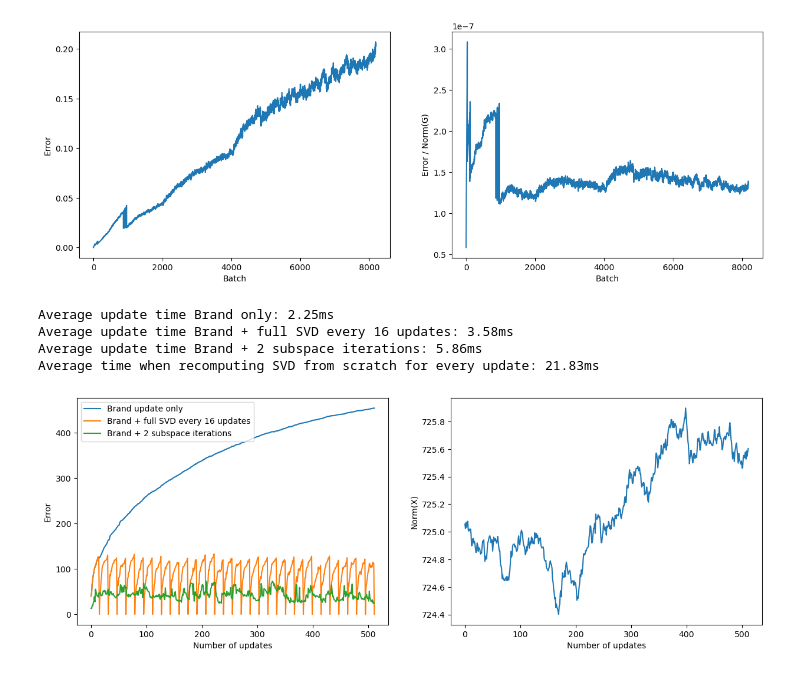
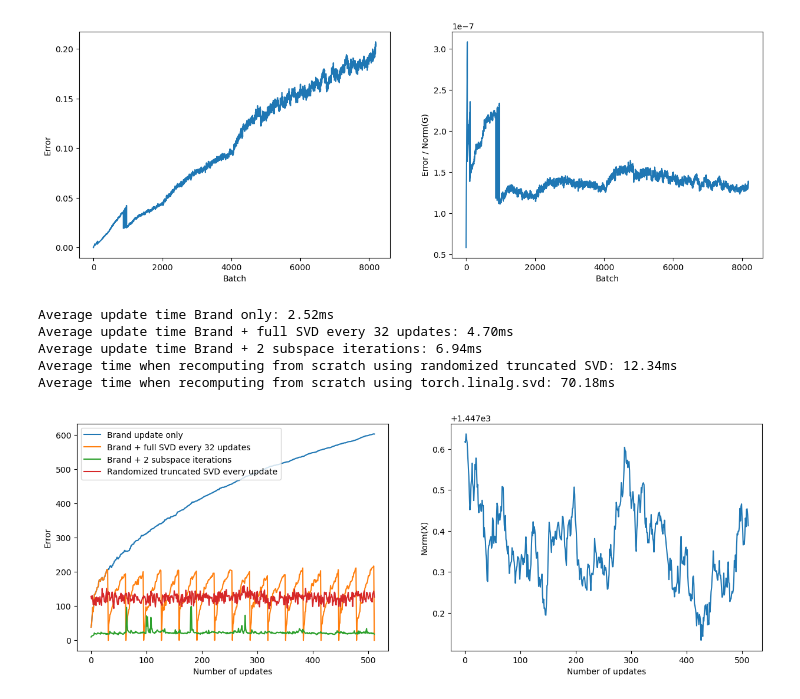
Before and after one commit to wagnermoritz/MatrixTools, a Jupyter notebook: test.ipynb, the cells around one changed output. Saved outputs shown, nothing was run; the diff lists cells and outputs as text; code cells hidden in the pictures.

Commit message:
add randomized truncated SVD option

```diff
--- a/test.ipynb
+++ b/test.ipynb
@@ -43,13 +43,15 @@ plt.show()
 # accuracy of the SVD updater when randomly replacing rows and columns
 
 updates = 512
-m, n = 512, 1024
+m, n = 1024, 2048
 rank = 64
-oversample = 4
-recomp_interval = 16
+oversample = 16
+recomp_interval = 32
 # subspace iteration parameters
 subspace_iters = 2
 use_expanded_subspace = True
+# randomized truncated SVD parameters
+rand_trunk_svd_iters = 20
 
 # data generation
 X = torch.randn(m, n, device=device)
@@ -61,12 +63,8 @@ col_indices = torch.randint(0, n, (updates // 2,)).tolist()
 svd_updater1 = Rank1UpdatableTopkSVD(X.clone(), k=rank, oversample=oversample, subspace_iters=0, recompute_every=0)
 svd_updater2 = Rank1UpdatableTopkSVD(X.clone(), k=rank, oversample=oversample, subspace_iters=0, recompute_every=recomp_interval)
 svd_updater3 = Rank1UpdatableTopkSVD(X.clone(), k=rank, oversample=oversample, subspace_iters=subspace_iters, use_expanded_subspace=use_expanded_subspace, recompute_every=0)
-svd_updater4 = Rank1UpdatableTopkSVD(X.clone(), k=rank, oversample=oversample, recompute_every=1)
-errors1 = []
-errors2 = []
-errors3 = []
-errors4 = []
-X_norms = []
+svd_updater4 = Rank1UpdatableTopkSVD(X.clone(), k=rank, oversample=oversample, recompute_every=1, use_rand_trunk_svd=True, rand_trunk_svd_iters=rand_trunk_svd_iters)
+svd_updater5 = Rank1UpdatableTopkSVD(X.clone(), k=rank, oversample=oversample, recompute_every=1)
 
 def test_updater(svd_updater, row_indices, col_indices, row_updates, col_updates,
                  compute_errors=True, compute_X_norms=True):
@@ -84,38 +82,41 @@ def test_updater(svd_updater, row_indices, col_indices, row_updates, col_updates
             U, S, Vh = torch.linalg.svd(svd_updater.X, full_matrices=False)
             U = U[:, :rank]
             S = S[:rank]
             Vh = Vh[:rank, :]
             X_rec = U @ torch.diag(S) @ Vh
             errors.append(torch.norm(svd_updater.reconstruct() - X_rec).item())
         if compute_X_norms:
             X_norms.append(torch.norm(svd_updater.X).item())
     return update_time, errors, X_norms
 
 update_time1, errors1, X_norms = test_updater(svd_updater1, row_indices, col_indices, row_updates, col_updates)
 update_time2, errors2, _ = test_updater(svd_updater2, row_indices, col_indices, row_updates, col_updates, compute_X_norms=False)
 update_time3, errors3, _ = test_updater(svd_updater3, row_indices, col_indices, row_updates, col_updates, compute_X_norms=False)
-update_time4, _, _ = test_updater(svd_updater4, row_indices, col_indices, row_updates, col_updates, compute_X_norms=False, compute_errors=False)
-
+update_time4, errors4, _ = test_updater(svd_updater4, row_indices, col_indices, row_updates, col_updates, compute_X_norms=False)
+update_time5, _, _ = test_updater(svd_updater5, row_indices, col_indices, row_updates, col_updates, compute_X_norms=False, compute_errors=False)
 
 print(f"Average update time Brand only: {update_time1 / updates * 1000:.2f}ms")
 print(f"Average update time Brand + full SVD every {recomp_interval} updates: {update_time2 / updates * 1000:.2f}ms")
 print(f"Average update time Brand + {subspace_iters} subspace iterations: {update_time3 / updates * 1000:.2f}ms")
-print(f"Average time when recomputing SVD from scratch for every update: {update_time4 / updates * 1000:.2f}ms")
+print(f"Average time when recomputing from scratch using randomized truncated SVD: {update_time4 / updates * 1000:.2f}ms")
+print(f"Average time when recomputing from scratch using torch.linalg.svd: {update_time5 / updates * 1000:.2f}ms")
 
 fig, axs = plt.subplots(1, 2, figsize=(15, 5))
 axs[0].plot(errors1, label="Brand update only")
 axs[0].plot(errors2, label=f"Brand + full SVD every {recomp_interval} updates")
 axs[0].plot(errors3, label=f"Brand + {subspace_iters} subspace iterations")
+axs[0].plot(errors4, label="Randomized truncated SVD every update")
 axs[0].legend(loc="upper left")
 axs[0].set_xlabel("Number of updates")
 axs[0].set_ylabel("Error")
 axs[1].plot(X_norms)
 axs[1].set_xlabel("Number of updates")
 axs[1].set_ylabel("Norm(X)")
 plt.show()
 # %% [output]
-Average update time Brand only: 2.25ms
-Average update time Brand + full SVD every 16 updates: 3.58ms
-Average update time Brand + 2 subspace iterations: 5.86ms
-Average time when recomputing SVD from scratch for every update: 21.83ms
+Average update time Brand only: 2.52ms
+Average update time Brand + full SVD every 32 updates: 4.70ms
+Average update time Brand + 2 subspace iterations: 6.94ms
+Average time when recomputing from scratch using randomized truncated SVD: 12.34ms
+Average time when recomputing from scratch using torch.linalg.svd: 70.18ms
-[figure, old version]
+[figure, new version]
```
Also changed, not shown: parts of 1 cell of this notebook, 2 other files.
